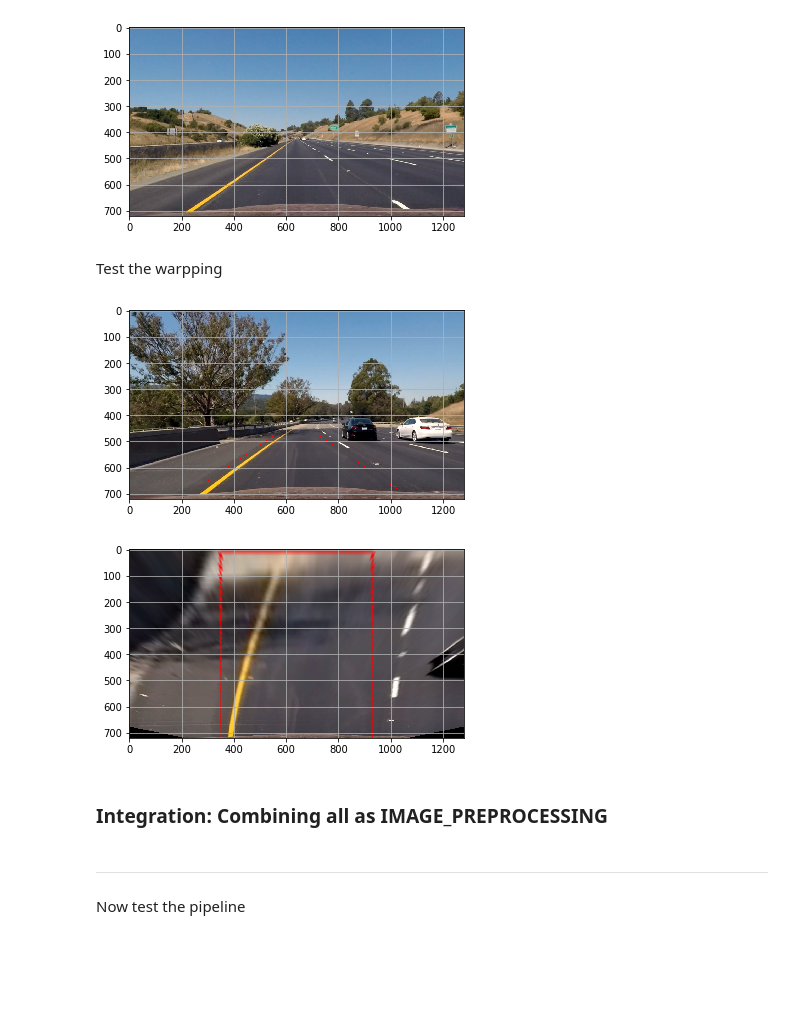
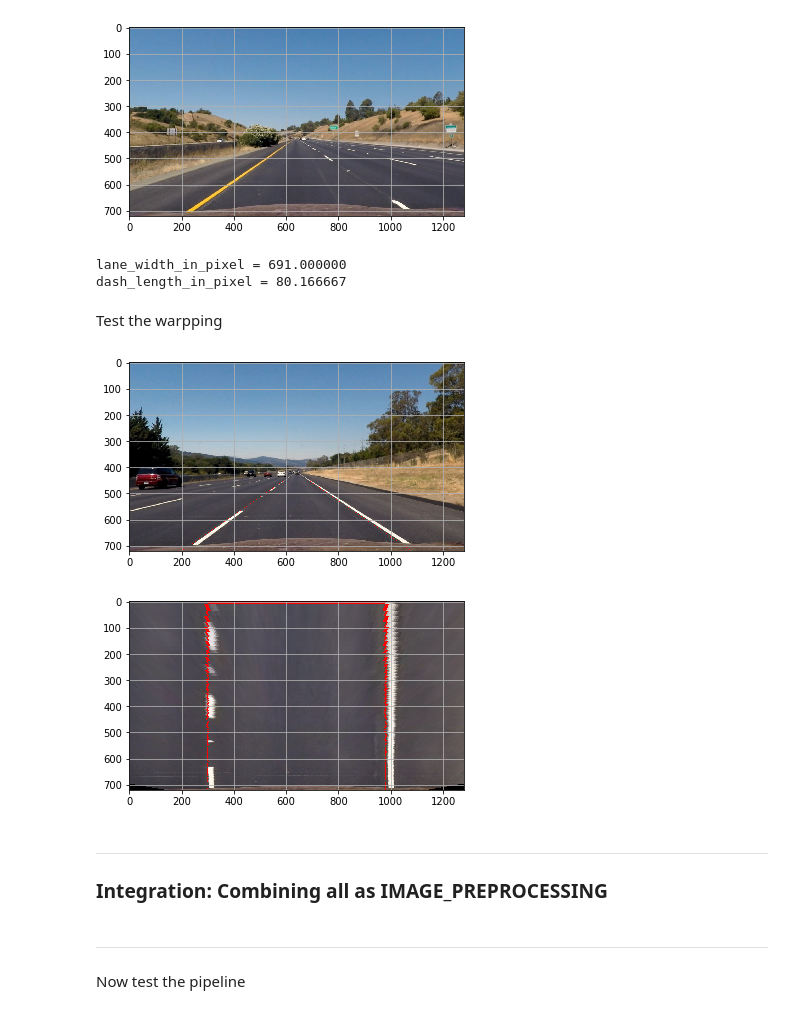
Before and after one commit to Benson516/CarND-Advanced-Lane-Lines, a Jupyter notebook: project2_advanced_lane_finding.ipynb, the cells around one changed output. Saved outputs shown, nothing was run; the diff lists cells and outputs as text; code cells hidden in the pictures; blank space fills up the shorter version.

```diff
--- a/project2_advanced_lane_finding.ipynb
+++ b/project2_advanced_lane_finding.ipynb
@@ -286,9 +313,18 @@ class IMAGE_WARPER(object):
         ori_x1 = 200
         ori_x2 = img_size[0] - ori_x1
         self.warp_src = np.float32([ [593,450],[686,450],[ori_x2, img_size[1] ],[ori_x1,img_size[1] ] ])
-        tranx_x1 = 350
+        tranx_x1 = 300 # 350
         trans_x2 = img_size[0] - tranx_x1
         self.warp_dst = np.float32([[tranx_x1,0],[trans_x2,0],[trans_x2, img_size[1]],[tranx_x1, img_size[1]]])
+
+        #
+        # Define conversions in x and y from pixels space to meters
+        lane_width_in_pixel = np.average( [(986 - 293), (1009 - 314), (991 - 304), (1012 - 323)] )
+        dash_length_in_pixel = np.average( [(521 - 446), (275 - 200), (446 - 358), (185 - 100), (550 - 472), (679 - 599)] )
+        print("lane_width_in_pixel = %f" % lane_width_in_pixel)
+        print("dash_length_in_pixel = %f" % dash_length_in_pixel)
+        self.xm_per_pix = 3.7/lane_width_in_pixel # meters per pixel in x dimension
+        self.ym_per_pix = 3.0/dash_length_in_pixel # meters per pixel in y dimension
         #-------------------------#
 
         # Variables
@@ -308,20 +344,31 @@ class IMAGE_WARPER(object):
         self.M_inv_birdeye = cv2.getPerspectiveTransform(self.warp_dst, self.warp_src)
 
 
-    def transform(self, img):
+    def transform(self, img, is_interpolating=False):
         """
         """
         img_size = (img.shape[1], img.shape[0])
-        return cv2.warpPerspective(img, self.M_birdeye, img_size, flags=cv2.INTER_LINEAR)
+        if is_interpolating:
+            flags = cv2.INTER_LINEAR
+        else:
+            flags = cv2.INTER_NEAREST
+        return cv2.warpPerspective(img, self.M_birdeye, img_size, flags=flags)
 
-    def inverse_transform(self, img):
+    def inverse_transform(self, img, is_interpolating=False):
         """
         """
         img_size = (img.shape[1], img.shape[0])
-        return cv2.warpPerspective(img, self.M_inv_birdeye, img_size, flags=cv2.INTER_LINEAR)
+        if is_interpolating:
+            flags = cv2.INTER_LINEAR
+        else:
+            flags = cv2.INTER_NEAREST
+        return cv2.warpPerspective(img, self.M_inv_birdeye, img_size, flags=flags)
 # %%
 # Create an instance
 birdeye_trans = IMAGE_WARPER()
+# %% [output]
+lane_width_in_pixel = 691.000000
+dash_length_in_pixel = 80.166667
 # %% [markdown]
 Test the warpping
 # %%
@@ -331,39 +378,43 @@ dir_out = "output_images/warp/"
 files = sorted(os.listdir(dir_in))
 
 # Read an image
-f_name = files[7] # 0 and 1
+f_name = files[1] # 0 and 1, curve: 2,4,6,7, big curve: 7
 img_ori = mpimg.imread(dir_in + f_name) # Read image from disk
 img_undistorted = cam_1.undistort(img_ori)
 
-
+# Draw polygon of source warp region on it
 img_line = np.copy(img_undistorted)
 cv2.polylines(img_line, np.int32([birdeye_trans.warp_src]), isClosed=True, color=(255, 0, 0), thickness=1)
-img_birdeye = birdeye_trans.transform(img_line)
+
+# Transform the image with line
+img_birdeye = birdeye_trans.transform(img_line, is_interpolating=False)
 
 # Save results
 save_image_RGB_or_gray(img_line, dir_out, f_name[:-4] + "img_line.jpg")
 save_image_RGB_or_gray(img_birdeye, dir_out, f_name[:-4] + "img_birdeye.jpg")
 
 
 
 fig_id = 0
 # Ploting
 plt.figure(fig_id); fig_id += 1
 plt.imshow(img_line, cmap='gray')
 plt.grid()
 # Save the resulted figure
 plt.savefig(dir_out + "plot_" +  f_name[:-4] + "_line.png")
 
 # Ploting
 plt.figure(fig_id); fig_id += 1
 plt.imshow(img_birdeye, cmap='gray')
 plt.grid()
 # Save the resulted figure
 plt.savefig(dir_out + "plot_" + f_name[:-4] + "_birdeye.png")
 # %% [output]
-[figure, old version]
+[figure, new version]
-[figure, old version]
+[figure, new version]
 # %% [markdown]
+---
+
 ### Integration: Combining all as IMAGE_PREPROCESSING
 # %%
 class IMAGE_PREPROCESSING(object):
```
Also changed, not shown: parts of 27 cells of this notebook.
